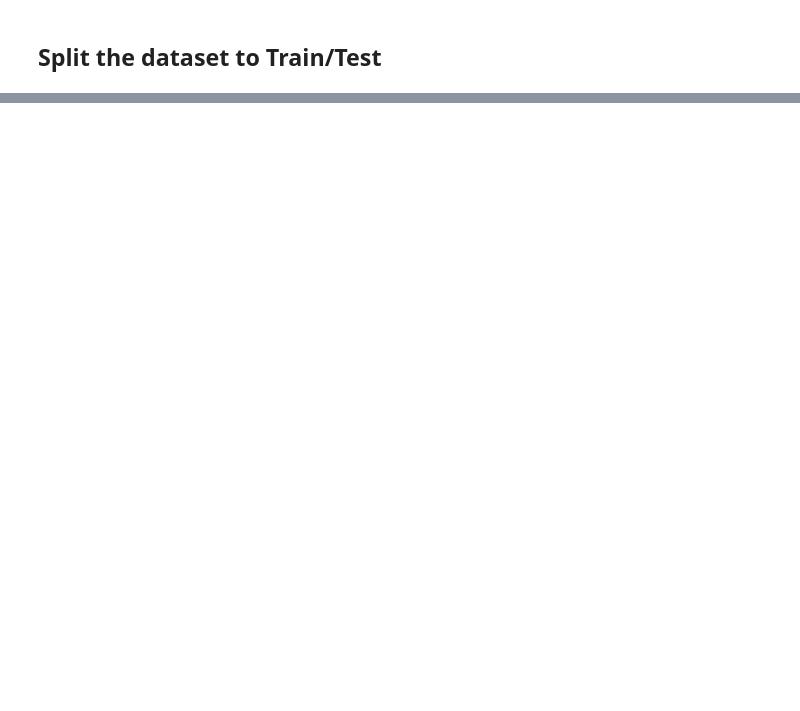
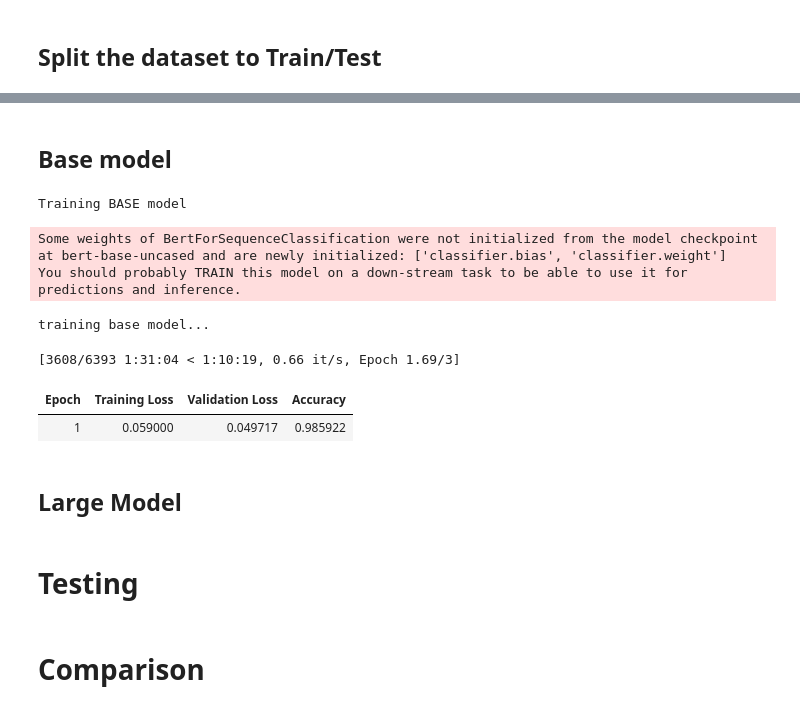
Before and after one commit to ReemaHariry/Transformers, a Jupyter notebook: spamORham.ipynb, the cells around one changed output, grey strips where cells are left out. Cells and saved outputs as stored; diff of their text form; code cells hidden in the pictures; blank space fills up the shorter version.

```diff
--- a/spamORham.ipynb
+++ b/spamORham.ipynb
@@ -148,0 +197,20 @@ TrainOutput(global_step=4796, training_loss=0.2088122334054751, metrics={'train_
+# %% [markdown]
+## **Base model**
+# %%
+base_trainer, base_results, base_tokenizer = train_models('base', MODELS['base'])
+model_results['base'] = base_results
+trained_models['base'] = {
+    'trainer': base_trainer,
+    'tokenizer': base_tokenizer,
+    'model': base_trainer.model
+}
+# %% [output]
+Training BASE model
+Some weights of BertForSequenceClassification were not initialized from the model checkpoint at bert-base-uncased and are newly initialized: ['classifier.bias', 'classifier.weight']
+You should probably TRAIN this model on a down-stream task to be able to use it for predictions and inference.
+training base model...
+[3608/6393 1:31:04 < 1:10:19, 0.66 it/s, Epoch 1.69/3]
+| Epoch | Training Loss | Validation Loss | Accuracy |
+| 1 | 0.059000 | 0.049717 | 0.985922 |
+# %% [markdown]
+## **Large Model**
@@ -148,0 +225,2 @@ TrainOutput(global_step=4796, training_loss=0.2088122334054751, metrics={'train_
+# %% [markdown]
+# Testing
@@ -148,0 +270,2 @@ TrainOutput(global_step=4796, training_loss=0.2088122334054751, metrics={'train_
+# %% [markdown]
+# Comparison
```
Also changed, not shown: parts of 25 cells of this notebook.
